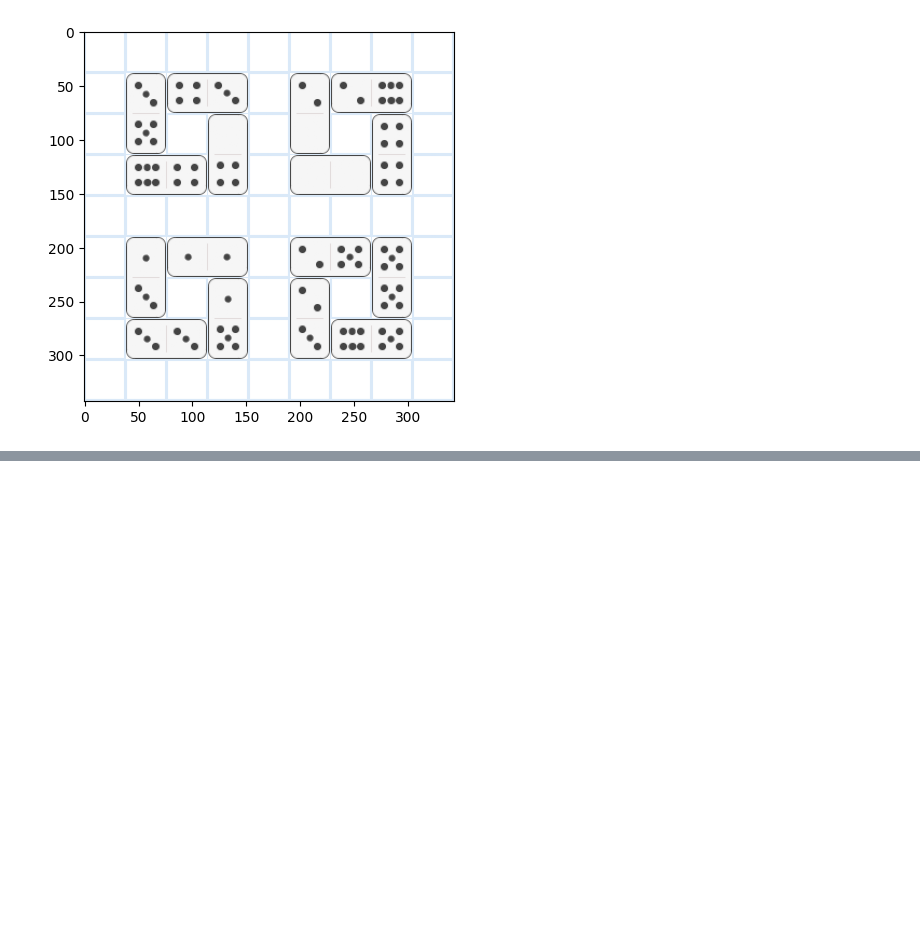
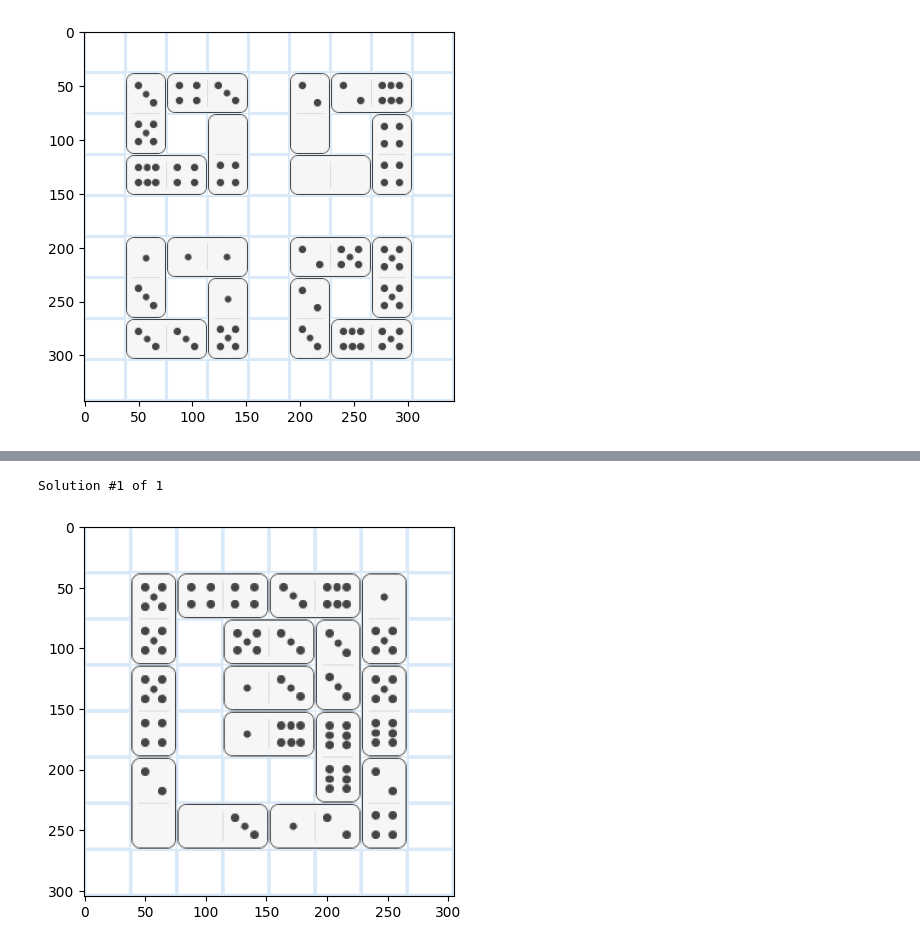
Before and after one commit to gavingilchrist/random-stuff, a Jupyter notebook: game_solvers/Pips.ipynb, the cells around one changed output, grey strips where cells are left out. Drawn from its saved outputs; the diff is of its cells as text; code cells hidden in the pictures; blank space fills up the shorter version.

```diff
--- a/game_solvers/Pips.ipynb
+++ b/game_solvers/Pips.ipynb
@@ -297,0 +319,35 @@ Pips.solve(cellgps, rules, dominos)
+# %%
+cellgps = """
+...........
+.ABBCDD....
+.A.ECCF....
+.A.GCCF....
+.H.GIII....
+.H...JJ....
+.KKLLMM....
+...........
+...........
+...........
+"""
+rules = {
+    'A': ['all_eq'],
+    'B': ['all_eq'],
+    'C': ['all_eq'],
+    'D': ['sum', 7],
+    'E': ['sum', 5],
+    'F': ['all_eq'],
+    'G': ['all_eq'],
+    'H': ['sum', 6],
+    'I': ['all_eq'],
+    'J': ['sum', 8],
+    'K': ['sum', 0],
+    'L': ['sum', 4],
+    'M': ['sum', 6],
+}
+dominos = [(2, 0), (3, 6), (5, 5), (4, 4), (6, 6), (5, 1), (3, 3), (5, 4),
+           (3, 1), (5, 6), (3, 5), (2, 4), (6, 1), (2, 1), (3, 0)]
+
+Pips.solve(cellgps, rules, dominos)
+# %% [output]
+Solution #1 of 1
+[figure, added]
```
Also changed, not shown: parts of 1 cell of this notebook, 12 other files.
